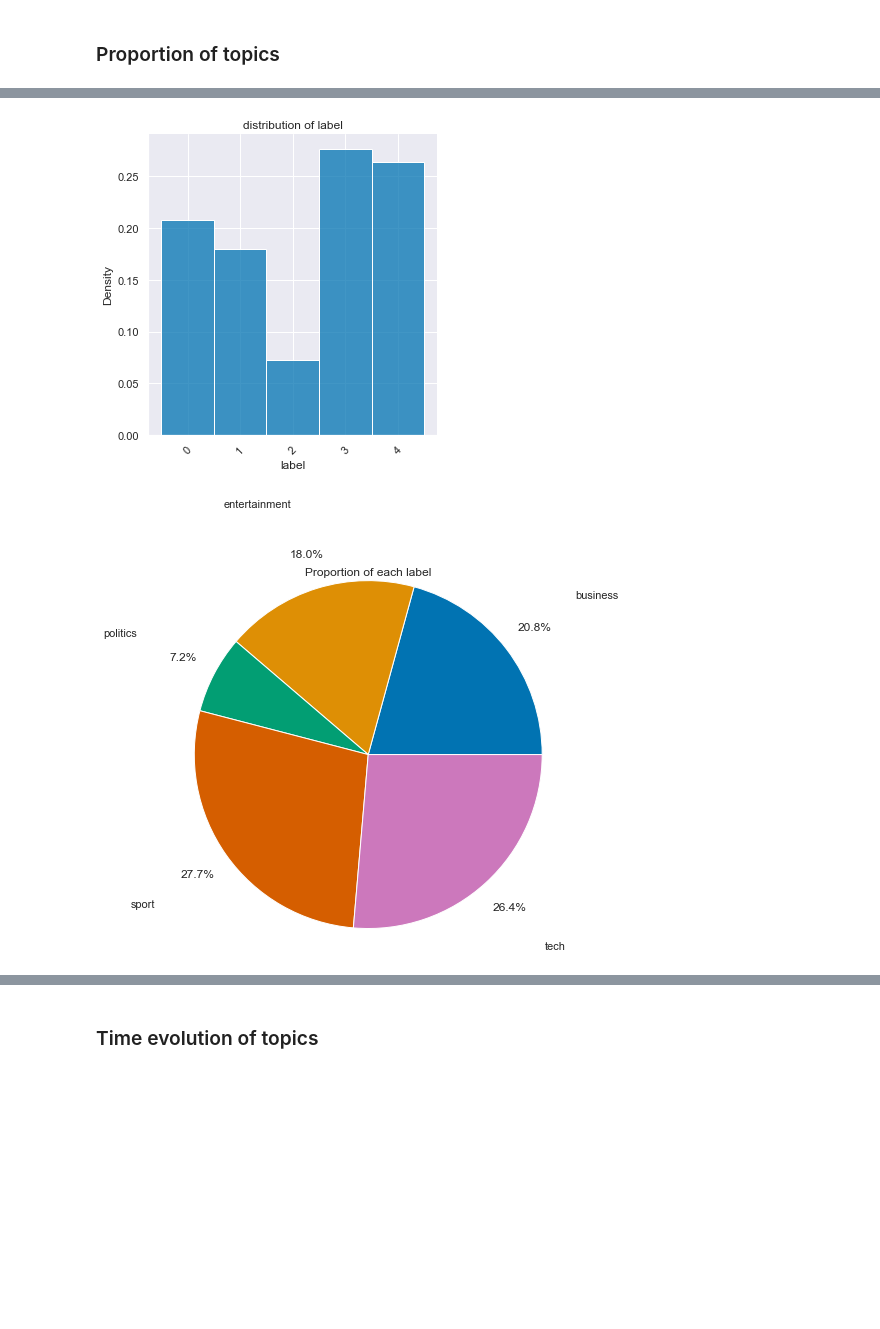
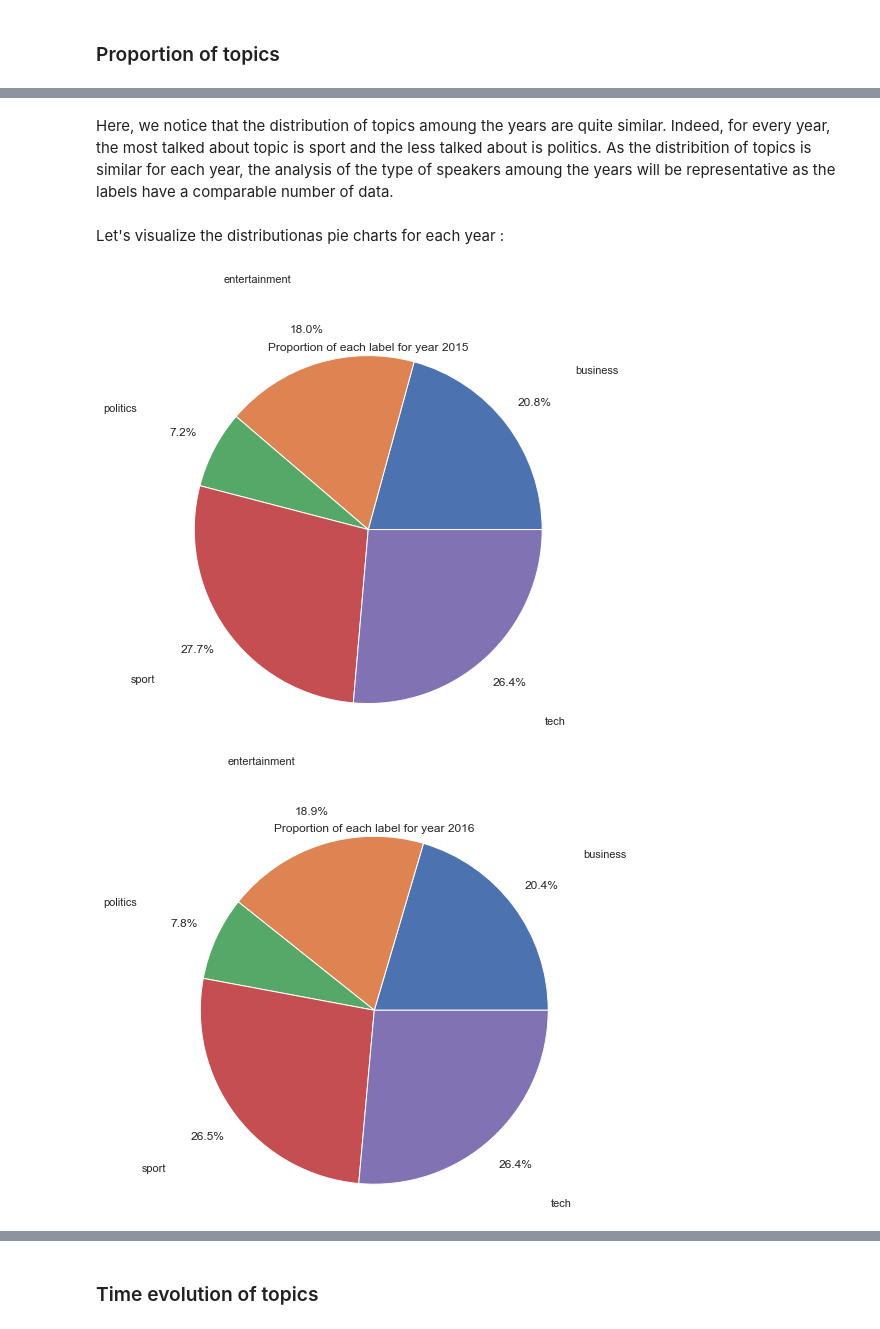
Before and after one commit to epfl-ada/ada-2021-project-adamandeve, a Jupyter notebook: Milestone3.ipynb, the cells around one changed output, grey strips where cells are left out. Drawn from its saved outputs; the diff is of its cells as text; code cells hidden in the pictures; blank space fills up the shorter version.

```diff
--- a/Milestone3.ipynb
+++ b/Milestone3.ipynb
@@ -1222,15 +1236,11 @@ def plot_distrib(df, x) :
 '''
 Helper function that plots the pie chart for the column x of the dataframe 'data'.
 '''
-def plot_pie(data,x, label) :
+def plot_pie(data,x, label, year) :
     labels = label
     # group the data for the column x and count the values
     data = data.groupby(x)[x].value_counts()
     # plot the pie chart
     data.plot.pie(autopct="%.1f%%", labels = labels, labeldistance=1.5, pctdistance=1.2, radius = 2)
-    plt.title(f'Proportion of each {x}', pad=70 )
+    plt.title(f'Proportion of each {x} for year {year}', pad=70 )
     plt.show()
-
-#TODO: check if right mapping label - val ==> dict(zip(np.arange(5),label_encoder.inverse_transform(np.arange(5))))
-# {0: 'business', 1: 'entertainment', 2: 'politics', 3: 'sport', 4: 'tech'}
-CLASS = ['business', 'entertainment', 'politics', 'sport', 'tech']
@@ -1277,8 +1253,4 @@ plot_pie(df_2016, 'label',  CLASS)
-# %%
-plot_distrib(df_2015, 'label')
-# %% [output]
-[figure, removed]
-# %%
-plot_pie(df_2015, 'label',  CLASS)
-# %% [output]
-[figure, removed]
+# %% [markdown]
+Here, we notice that the distribution of topics amoung the years are quite similar. Indeed, for every year, the most talked about topic is sport and the less talked about is politics. As the distribition of topics is similar for each year, the analysis of the type of speakers amoung the years will be representative as the labels have a comparable number of data.
+# %% [markdown]
+Let's visualize the distributionas pie charts for each year :
@@ -1284,0 +1259,11 @@ plot_pie(df_2015, 'label',  CLASS)
+# %%
+# plot of the pie chart for every year, for good visulalisation we choose to plot individually for each dataset
+plot_pie(df_2015, 'label', CLASS, 2015)
+plot_pie(df_2016, 'label', CLASS, 2016)
+plot_pie(df_2017, 'label', CLASS, 2017)
+plot_pie(df_2018, 'label', CLASS, 2018)
+plot_pie(df_2019, 'label', CLASS, 2019)
+plot_pie(df_2020, 'label', CLASS, 2020)
+# %% [output]
+[figure, added]
+[figure, added]
```
Also changed, not shown: parts of 51 cells of this notebook.
